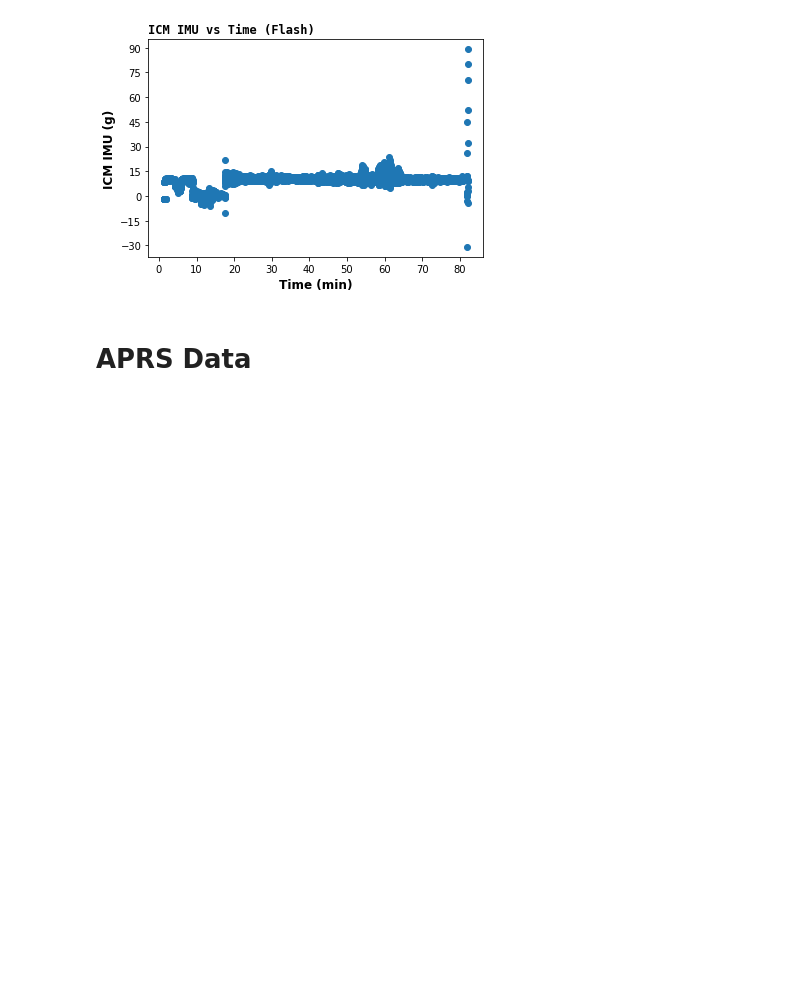
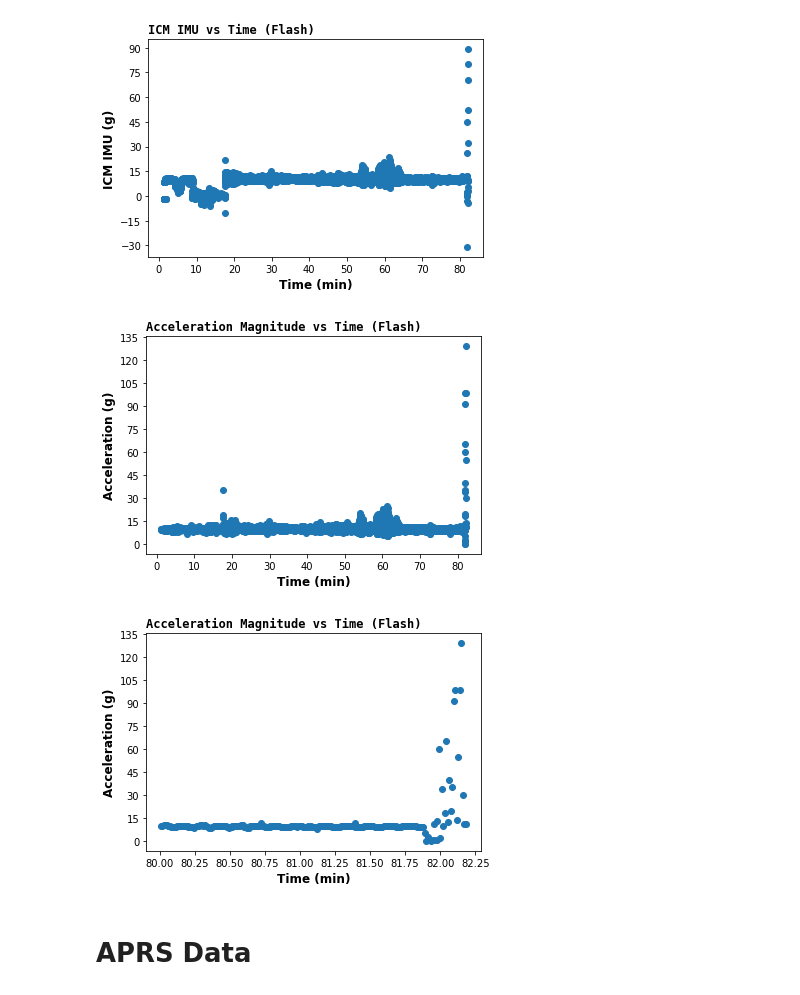
Before and after one commit to ASU-ASCEND/Fall-2024, a Jupyter notebook: DataProcessing/Traditional/Fall2024Launch.ipynb, the cells around one changed output. Drawn from its saved outputs; the diff is of its cells as text; code cells hidden in the pictures; blank space fills up the shorter version.

Commit message:
regnerated graphs and added magnitude to acceleration

```diff
--- a/DataProcessing/Traditional/Fall2024Launch.ipynb
+++ b/DataProcessing/Traditional/Fall2024Launch.ipynb
@@ -339,6 +340,50 @@ plotVsTime("ICM AccZ", "ICM IMU", "g")
 [figure]
 [figure]
 [figure]
+# %%
+lsm_accel_mag = [math.sqrt(x**2 + y**2 + z**2) for x,y,z in zip(flash_df["LSM9DS1 AccX"], flash_df["LSM9DS1 AccY"], flash_df["LSM9DS1 AccZ"])]
+
+fig, ax = plt.subplots()
+raw_time = [(i / 1000 / 60) for i in flash_df["Millis"]]
+
+plt.scatter(raw_time, lsm_accel_mag)
+ax.xaxis.set_major_locator(plt.MaxNLocator(10))
+ax.yaxis.set_major_locator(plt.MaxNLocator(10))
+
+plt.title(f"Acceleration Magnitude vs Time (Flash)", fontsize="large", loc="left", fontweight="bold", family="monospace")
+plt.ylabel(f"Acceleration (g)", fontsize="large", fontweight="bold")
+plt.xlabel("Time (min)", fontsize="large", fontweight="bold")
+
+plt.savefig(os.path.join(graph_folder, f"accel_mag_vs_time.svg"))
+plt.savefig(os.path.join(graph_folder, f"accel_mag_vs_time.png"))
+
+plt.show()
+
+fig, ax = plt.subplots()
+raw_time = [(i / 1000 / 60) for i in flash_df["Millis"]]
+
+cooked_time = []
+cooked_lsm_accel_mag = []
+for i in range(len(raw_time)):
+    if raw_time[i] > 80:
+        cooked_time.append(raw_time[i])
+        cooked_lsm_accel_mag.append(lsm_accel_mag[i])
+
+plt.scatter(cooked_time, cooked_lsm_accel_mag)
+ax.xaxis.set_major_locator(plt.MaxNLocator(10))
+ax.yaxis.set_major_locator(plt.MaxNLocator(10))
+
+plt.title(f"Acceleration Magnitude vs Time (Flash)", fontsize="large", loc="left", fontweight="bold", family="monospace")
+plt.ylabel(f"Acceleration (g)", fontsize="large", fontweight="bold")
+plt.xlabel("Time (min)", fontsize="large", fontweight="bold")
+
+plt.savefig(os.path.join(graph_folder, f"lsm_accel_mag_vs_time_80_to_end.svg"))
+plt.savefig(os.path.join(graph_folder, f"lsm_accel_mag_vs_time_80_to_end.png"))
+
+plt.show()
+# %% [output]
+[figure, added]
+[figure, added]
 # %% [markdown]
 # APRS Data
 # %%
```
Also changed, not shown: parts of 1 cell of this notebook, 23 other files.
